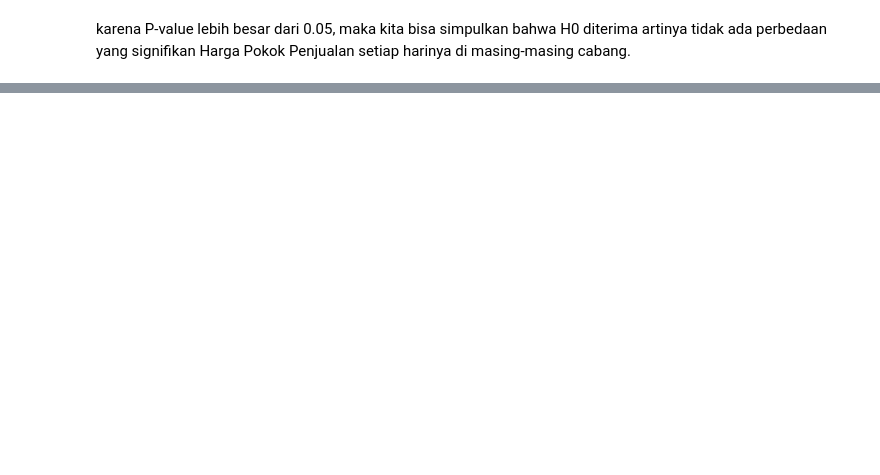
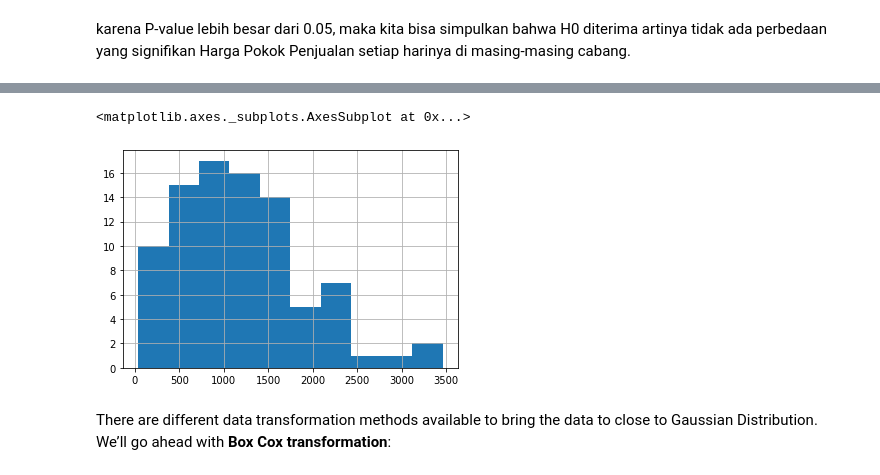
Before and after one commit to sivi-shahab/FTDS-HACKTIV8-Batch006, a Jupyter notebook: P0M1/h8dsft_Milestone1.ipynb, the cells around one changed output, grey strips where cells are left out. Drawn from its saved outputs; the diff is of its cells as text; code cells hidden in the pictures; blank space fills up the shorter version.

```diff
--- a/P0M1/h8dsft_Milestone1.ipynb
+++ b/P0M1/h8dsft_Milestone1.ipynb
@@ -432,0 +487,7 @@ Harga Pokok Penjualan setiap harinya di masing-masing cabang.
+# %%
+data_C['cogs'].hist()
+# %% [output]
+<matplotlib.axes._subplots.AxesSubplot at 0x...>
+[figure, added]
+# %% [markdown]
+There are different data transformation methods available to bring the data to close to Gaussian Distribution. We’ll go ahead with **Box Cox transformation**:
```
Also changed, not shown: parts of 28 cells of this notebook.
